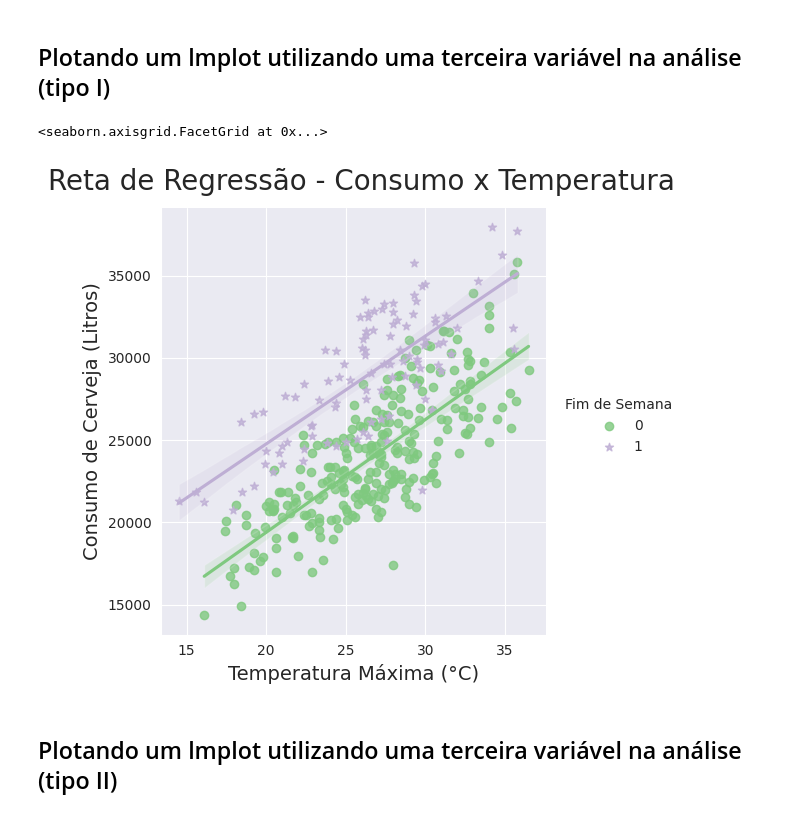
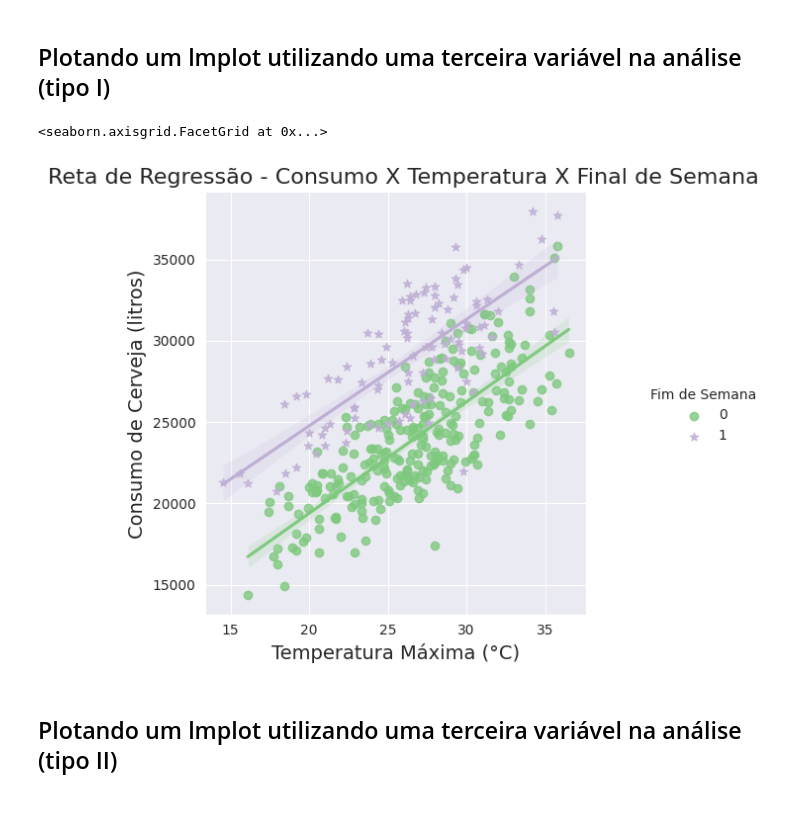
Before and after one commit to alvarengaricardo/regressao_linear_1, a Jupyter notebook: Regressao_Linear.ipynb, the cells around one changed output. Drawn from its saved outputs; the diff is of its cells as text; code cells hidden in the pictures.

```diff
--- a/Regressao_Linear.ipynb
+++ b/Regressao_Linear.ipynb
@@ -289,15 +294,15 @@ ax
 # %% [markdown]
 ## Plotando um lmplot utilizando uma terceira variável na análise (tipo I)
 # %%
-ax = sns.lmplot(x="temp_max", y="consumo", data=dados, hue="fds", markers=['o','*'], legend=False)
-ax.fig.suptitle('Reta de Regressão - Consumo x Temperatura', fontsize=20, y=1.05)
+ax = sns.lmplot(x="temp_max", y="consumo", data=dados, hue="fds", markers=['o', '*'], legend=False)
+ax.fig.suptitle('Reta de Regressão - Consumo X Temperatura X Final de Semana', fontsize=16, y=1.02)
 ax.set_xlabels("Temperatura Máxima (°C)", fontsize=14)
-ax.set_ylabels("Consumo de Cerveja (Litros)", fontsize=14)
+ax.set_ylabels("Consumo de Cerveja (litros)", fontsize=14)
 ax.add_legend(title="Fim de Semana")
 ax
 # %% [output]
 <seaborn.axisgrid.FacetGrid at 0x...>
-[figure, old version]
+[figure, new version]
 # %% [markdown]
 ## Plotando um lmplot utilizando uma terceira variável na análise (tipo II)
 # %%
```
Also changed, not shown: parts of 58 cells of this notebook.
